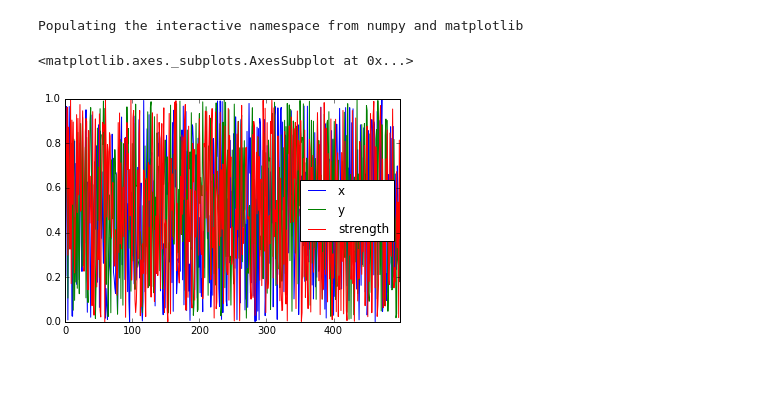
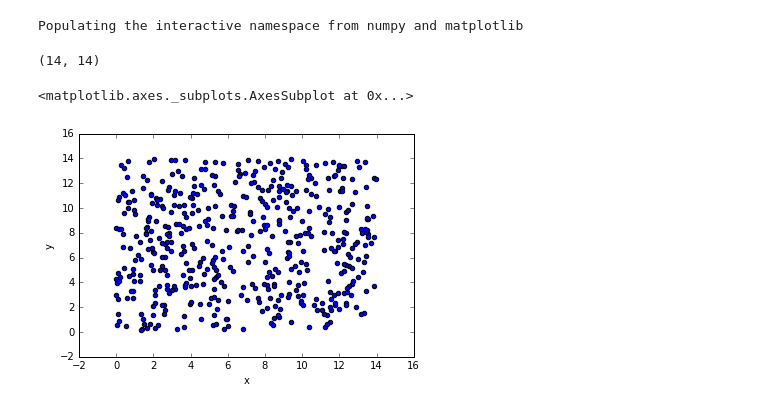
Before and after one commit to tisaconundrum2/autocnet, a Jupyter notebook: notebooks/spatial_suppression_testing.ipynb, the cells around one changed output. Saved outputs shown, nothing was run; the diff lists cells and outputs as text; code cells hidden in the pictures; blank space fills up the shorter version.

Commit message:
Finished basic suppression testing

```diff
--- a/notebooks/spatial_suppression_testing.ipynb
+++ b/notebooks/spatial_suppression_testing.ipynb
@@ -14,9 +14,13 @@ from IPython.display import display
 Populating the interactive namespace from numpy and matplotlib
 # %%
 r = np.random.RandomState(12345)
-df = pd.DataFrame(r.uniform(0,1,(500, 3)), columns=['x', 'y', 'strength'])
-SpatialSuppression(df, (0,1))
-df.plot()
+df = pd.DataFrame(r.uniform(0,14,(500, 3)), columns=['x', 'y', 'strength'])
+minimum = SpatialSuppression(df, (14,14), k = 5)
+
+print(minimum.domain)
+minimum.suppress()
+df.plot(kind = 'scatter', x = 'x', y = 'y')
 # %% [output]
-<matplotlib.axes._subplots.AxesSubplot at 0x...>
+(14, 14)
+<matplotlib.axes._subplots.AxesSubplot at 0x...>
-[figure, old version]
+[figure, new version]
```
Also changed, not shown: parts of 4 cells of this notebook.
